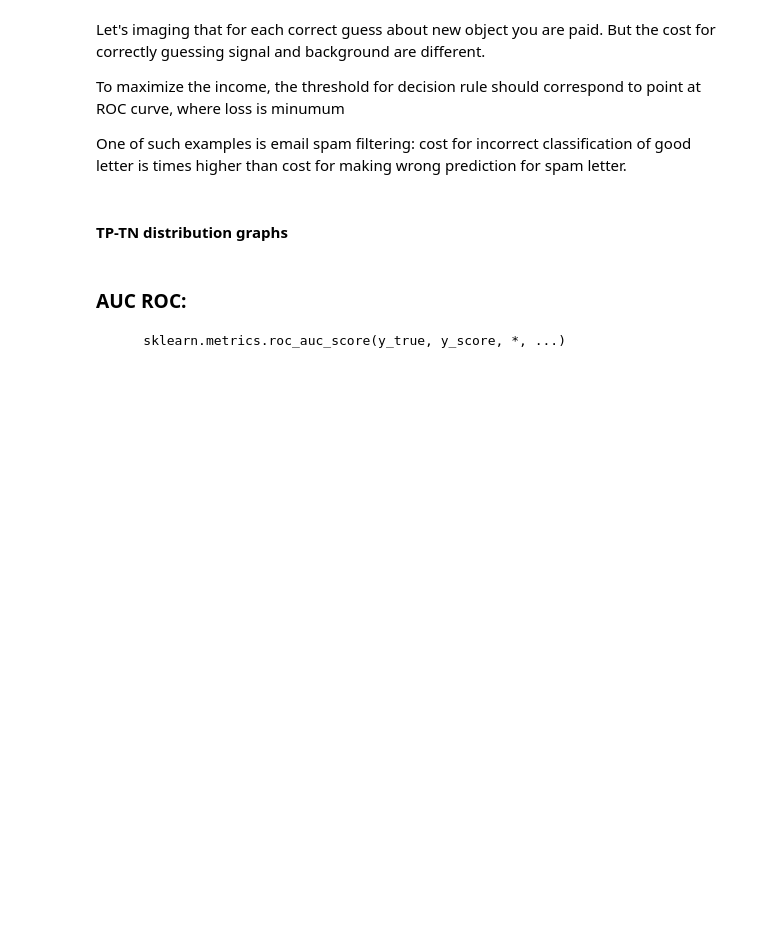
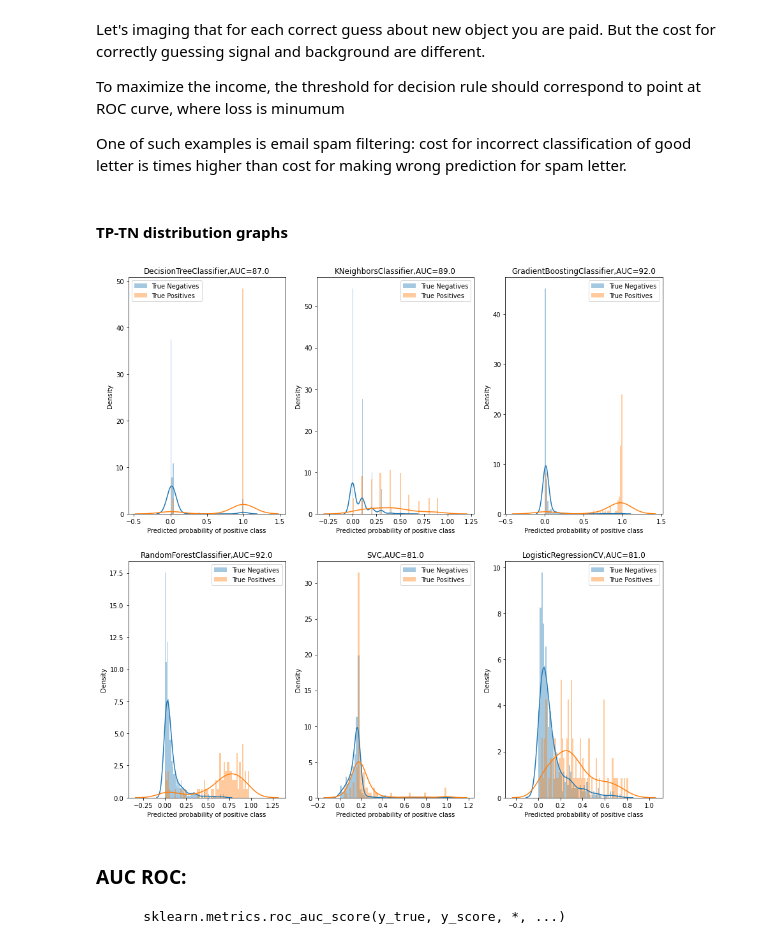
Before and after one commit to yandexdataschool/MLatImperial2022, a Jupyter notebook: Seminars/lab_04_ROC_AUC.ipynb, the cells around one changed output. Cells and saved outputs as stored; diff of their text form; code cells hidden in the pictures; blank space fills up the shorter version.

```diff
--- a/Seminars/lab_04_ROC_AUC.ipynb
+++ b/Seminars/lab_04_ROC_AUC.ipynb
@@ -288,28 +326,30 @@ One of such examples is email spam filtering: cost for incorrect classification
 # %%
 import warnings
 warnings.simplefilter("ignore")
 clfs = [tree,knn,boost,forest,svc,logreg]
 from sklearn.metrics import roc_auc_score
+rcParams['figure.figsize'] = 15,15
 
-plt.figure(figsize=(20, 20))
 
 for i, clf in enumerate(clfs):
     plt.subplot(2, 3,  i+1)
     probabilities=clf.predict_proba(X_test_transformed)[:, 1]
     y_test_prob=np.concatenate((probabilities[:,np.newaxis],y_test[:,None]),axis=1)
     tp=y_test_prob[y_test_prob[:,1]>0]
     tn=y_test_prob[y_test_prob[:,1]<1]
 
     sns.distplot(tn[:,0],bins=60,hist=True,kde=True,label="True Negatives")
     sns.distplot(tp[:,0],bins=60,hist=True,kde=True,label="True Positives")
 
 
     y_pred=clf.predict_proba(X_test_transformed)[:,1]
     roc_auc = roc_auc_score(y_test, y_pred)*100
     plt.title(f"{clf.__class__.__name__},AUC={str(roc_auc.round(0))}", fontsize=12)
 
     plt.xlabel("Predicted probability of positive class")
     plt.legend()
+# %% [output]
+[figure, added]
 # %% [markdown]
 ###  AUC ROC:
 
```
Also changed, not shown: parts of 16 cells of this notebook.
